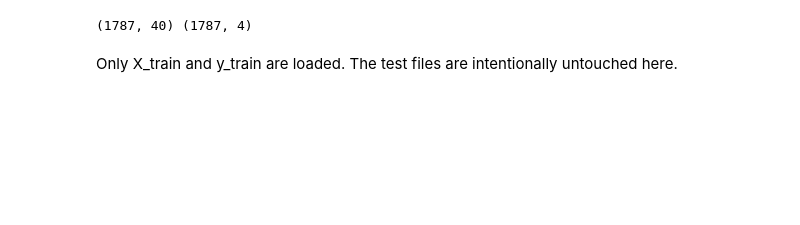
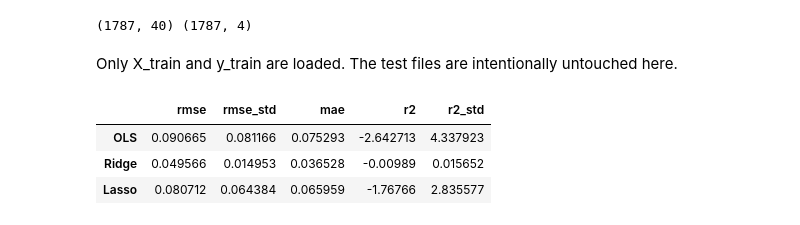
Before and after one commit to FaijAhamed-ML/ATOM-USDT-CRYPTOCURRENCY-ML-MODEL-PREDICTION, a Jupyter notebook: 02.notebook/03.model_Selection/04.ridge_and_lasso_regression.ipynb, the cells around one changed output. Saved outputs shown, nothing was run; the diff lists cells and outputs as text; code cells hidden in the pictures; blank space fills up the shorter version.

```diff
--- a/02.notebook/03.model_Selection/04.ridge_and_lasso_regression.ipynb
+++ b/02.notebook/03.model_Selection/04.ridge_and_lasso_regression.ipynb
@@ -19,3 +19,14 @@ print(X_train.shape, y_train.shape)
 Only X_train and y_train are loaded. The test files are intentionally untouched here.
 # %%
 from evalu import cv_scores, plot_curve
+# %%
+ols   = Pipeline([("scaler", StandardScaler()), ("model", LinearRegression())])
+ridge = Pipeline([("scaler", StandardScaler()), ("model", Ridge(alpha=1000))])
+lasso = Pipeline([("scaler", StandardScaler()), ("model", Lasso(alpha=1e-4, max_iter=20000))])
+scores = {n: cv_scores(X_train, m, y_reg, "regression") for n, m in {"OLS": ols, "Ridge": ridge, "Lasso": lasso}.items()}
+pd.DataFrame(scores).T[["rmse", "rmse_std", "mae", "r2", "r2_std"]].round(5)
+# %% [output]
+|  | rmse | rmse_std | mae | r2 | r2_std |
+| OLS | 0.090665 | 0.081166 | 0.075293 | -2.642713 | 4.337923 |
+| Ridge | 0.049566 | 0.014953 | 0.036528 | -0.00989 | 0.015652 |
+| Lasso | 0.080712 | 0.064384 | 0.065959 | -1.76766 | 2.835577 |
```
Also changed, not shown: parts of 5 cells of this notebook, 5 other files.
